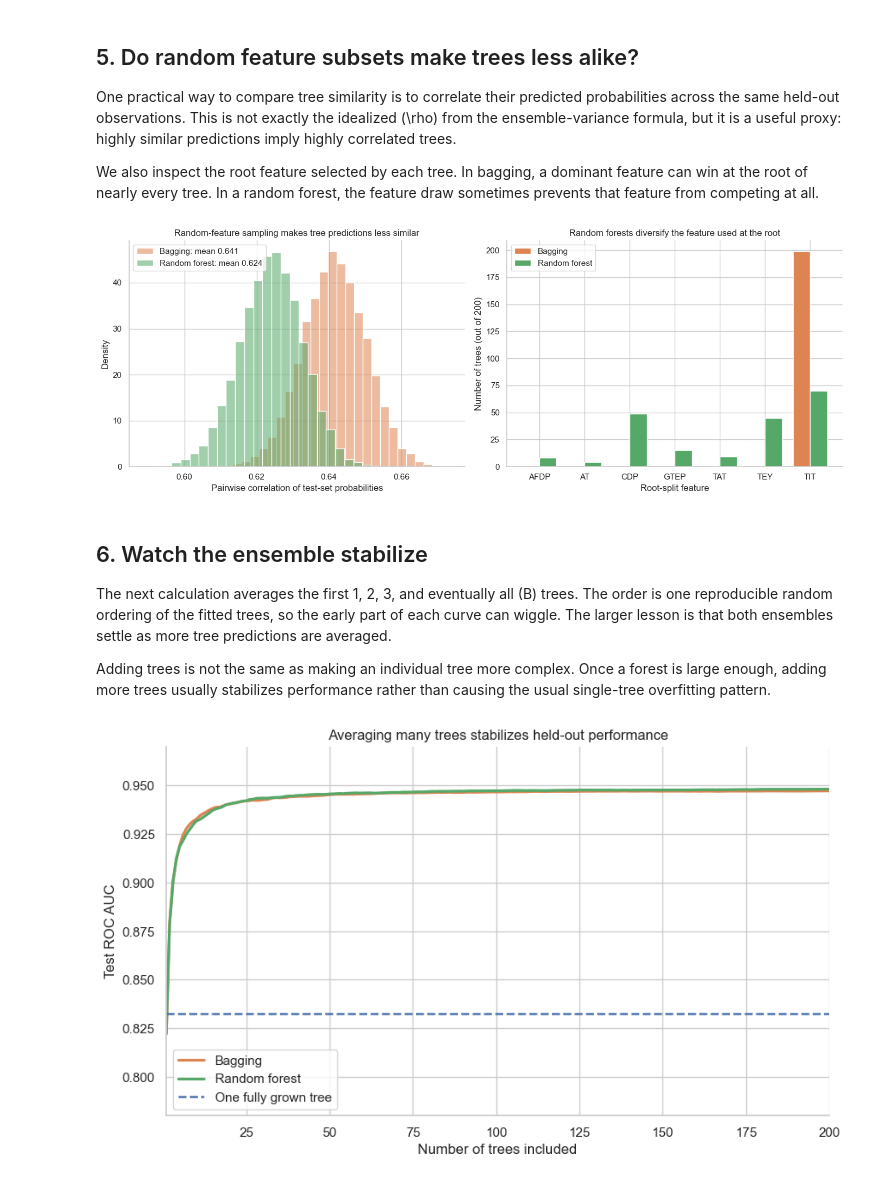
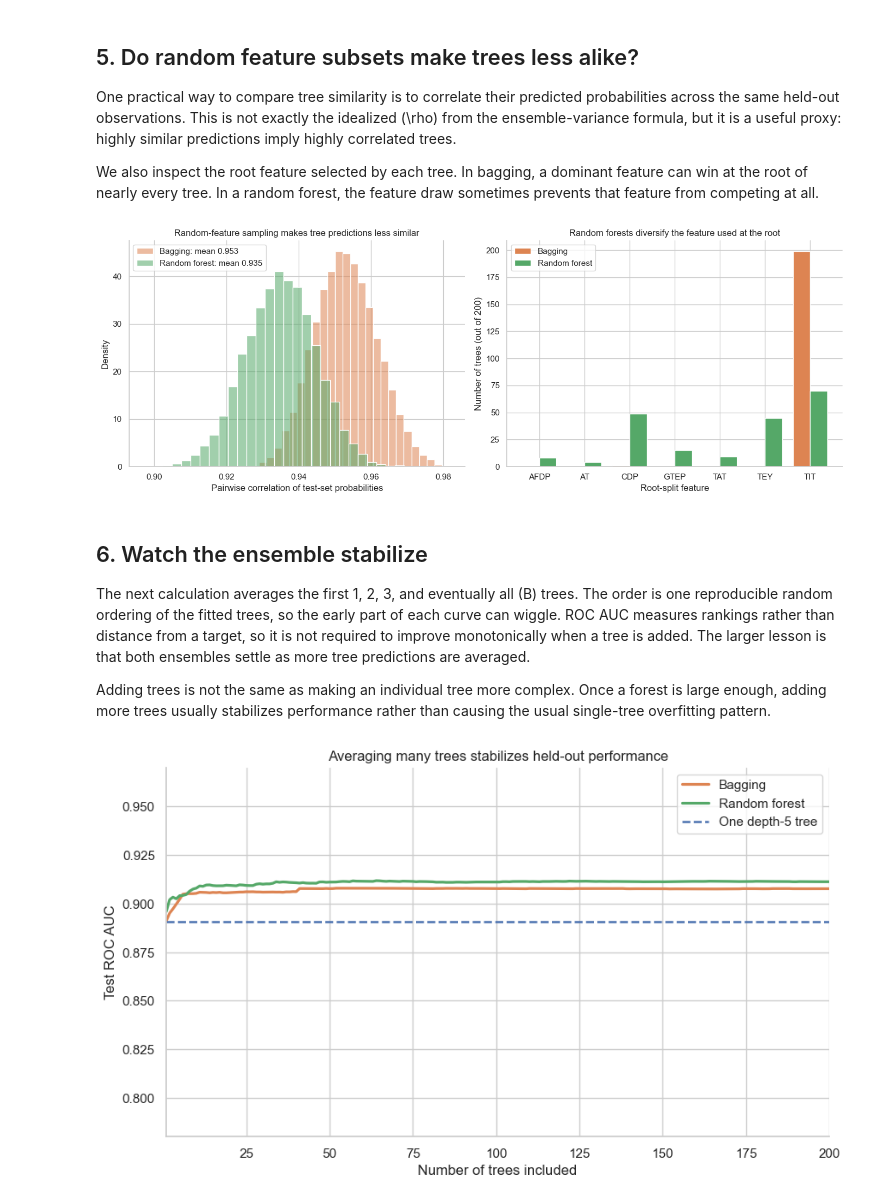
Before and after one commit to changyaochen/MECE4520, a Jupyter notebook: site/tree-based/05-random-forests.ipynb, the cells around one changed output. Cells and saved outputs as stored; diff of their text form; code cells hidden in the pictures.

Commit message:
Add interactive bagging and random forest lessons

```diff
--- a/site/tree-based/05-random-forests.ipynb
+++ b/site/tree-based/05-random-forests.ipynb
@@ -56,6 +56,8 @@ if not data_path.exists():
 FEATURES = ["AT", "AP", "AH", "AFDP", "GTEP", "TIT", "TAT", "TEY", "CDP"]
 TARGET = "high_co"
 RANDOM_STATE = 4520
+MAX_DEPTH = 5
+FEATURE_CANDIDATES_PER_SPLIT = 3
 
 data = pd.read_csv(filepath_or_buffer=data_path)
 model_data = data[FEATURES + [TARGET]].dropna().copy()
@@ -107,7 +109,7 @@ def auc_scores(*, model: Any, X_train: pd.DataFrame, y_train: pd.Series, X_test:
     }
 
 
-single_tree = DecisionTreeClassifier(random_state=RANDOM_STATE)
+single_tree = DecisionTreeClassifier(max_depth=MAX_DEPTH, random_state=RANDOM_STATE)
 single_tree.fit(X=X_train, y=y_train)
 
 single_tree_scores = auc_scores(
@@ -117,6 +119,6 @@ single_tree_scores = auc_scores(
     X_test=X_test,
     y_test=y_test,
 )
-pd.DataFrame([single_tree_scores], index=["One fully grown tree"]).round(3)
+pd.DataFrame([single_tree_scores], index=[f"One depth-{MAX_DEPTH} tree"]).round(3)
 # %% [output]
 |  | training AUC | test AUC |
@@ -147,7 +149,7 @@ Distinct training rows represented: 15,605 (63.0%)
 N_TREES = 200
 
 bagging = BaggingClassifier(
-    estimator=DecisionTreeClassifier(),
+    estimator=DecisionTreeClassifier(max_depth=MAX_DEPTH),
     n_estimators=N_TREES,
     bootstrap=True,
     random_state=RANDOM_STATE,
@@ -181,7 +183,8 @@ For classification, a common default is \(m=\sqrt{p}\) candidates per split. Her
 # %%
 random_forest = RandomForestClassifier(
     n_estimators=N_TREES,
-    max_features="sqrt",
+    max_depth=MAX_DEPTH,
+    max_features=FEATURE_CANDIDATES_PER_SPLIT,
     bootstrap=True,
     random_state=RANDOM_STATE,
     n_jobs=-1,
@@ -198,7 +201,7 @@ random_forest_scores = auc_scores(
 
 comparison = pd.DataFrame(
     [single_tree_scores, bagging_scores, random_forest_scores],
-    index=["One fully grown tree", f"Bagging ({N_TREES} trees)", f"Random forest ({N_TREES} trees)"],
+    index=[f"One depth-{MAX_DEPTH} tree", f"Bagging ({N_TREES} trees)", f"Random forest ({N_TREES} trees)"],
 )
 comparison.round(3)
 # %% [output]
@@ -313,11 +316,11 @@ sns.despine(fig=fig)
 fig.tight_layout()
 plt.show()
 # %% [output]
-[figure, old version]
+[figure, new version]
 # %% [markdown]
 ## 6. Watch the ensemble stabilize
 
-The next calculation averages the first 1, 2, 3, and eventually all \(B\) trees. The order is one reproducible random ordering of the fitted trees, so the early part of each curve can wiggle. The larger lesson is that both ensembles settle as more tree predictions are averaged.
+The next calculation averages the first 1, 2, 3, and eventually all \(B\) trees. The order is one reproducible random ordering of the fitted trees, so the early part of each curve can wiggle. ROC AUC measures rankings rather than distance from a target, so it is not required to improve monotonically when a tree is added. The larger lesson is that both ensembles settle as more tree predictions are averaged.
 
 Adding trees is not the same as making an individual tree more complex. Once a forest is large enough, adding more trees usually stabilizes performance rather than causing the usual single-tree overfitting pattern.
 # %%
@@ -335,35 +338,35 @@ def cumulative_test_auc(*, probabilities: np.ndarray, labels: pd.Series) -> np.n
     running_probability = np.cumsum(probabilities, axis=1) / tree_counts
     return np.array(
         [roc_auc_score(labels, running_probability[:, index]) for index in range(probabilities.shape[1])]
     )
 
 
 bagging_auc_curve = cumulative_test_auc(probabilities=bagging_tree_probabilities, labels=y_test)
 forest_auc_curve = cumulative_test_auc(probabilities=forest_tree_probabilities, labels=y_test)
 tree_counts = np.arange(1, N_TREES + 1)
 
 fig, axis = plt.subplots(figsize=(10, 5.6))
 axis.plot(tree_counts, bagging_auc_curve, color=bagging_color, linewidth=2.3, label="Bagging")
 axis.plot(tree_counts, forest_auc_curve, color=forest_color, linewidth=2.3, label="Random forest")
 axis.axhline(
     single_tree_scores["test AUC"],
     color=single_tree_color,
     linestyle="--",
     linewidth=1.8,
-    label="One fully grown tree",
+    label=f"One depth-{MAX_DEPTH} tree",
 )
 axis.set(
     title="Averaging many trees stabilizes held-out performance",
     xlabel="Number of trees included",
     ylabel="Test ROC AUC",
     xlim=(1, N_TREES),
     ylim=(0.78, 0.97),
 )
 axis.legend()
 sns.despine(ax=axis)
 plt.show()
 # %% [output]
-[figure, old version]
+[figure, new version]
 # %% [markdown]
 ## 7. One operating observation, many tree opinions
 
```
Also changed, not shown: parts of 10 cells of this notebook, 8 other files.
